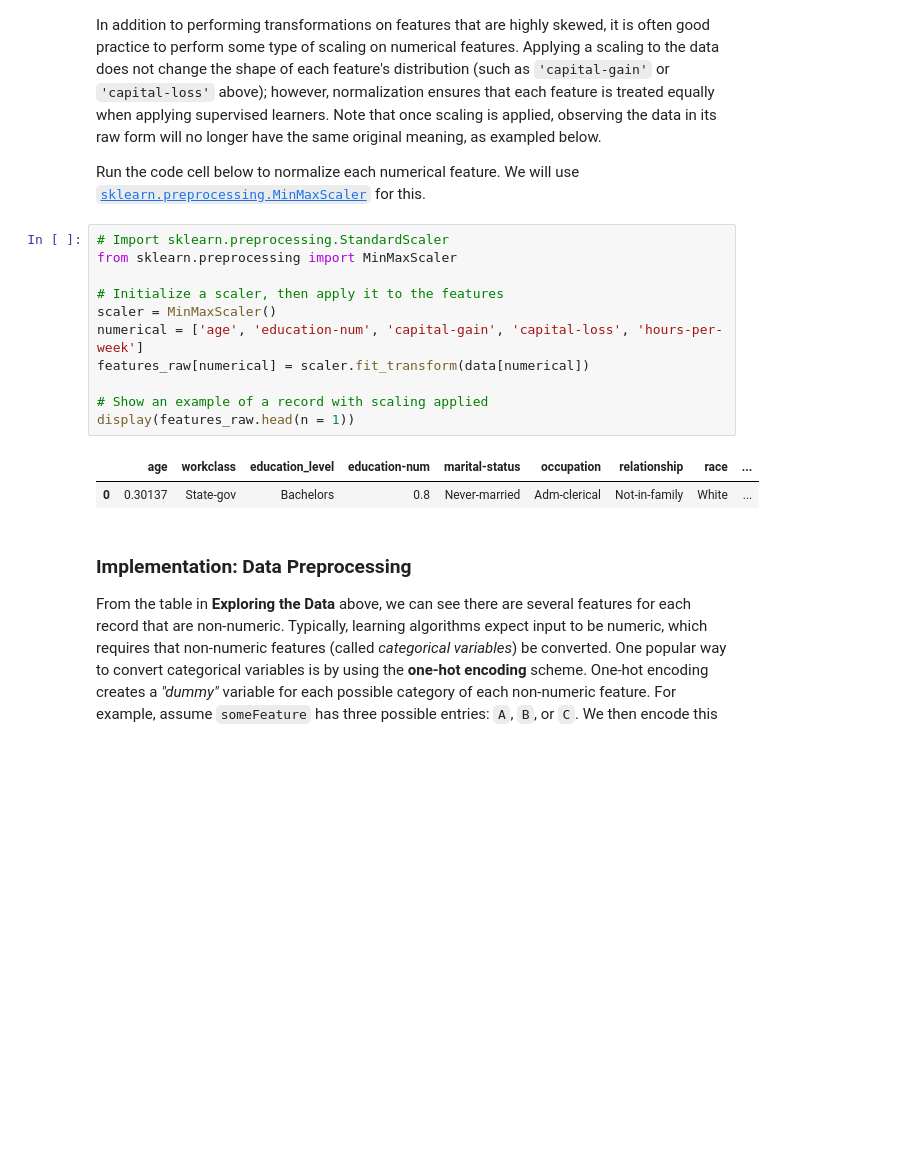
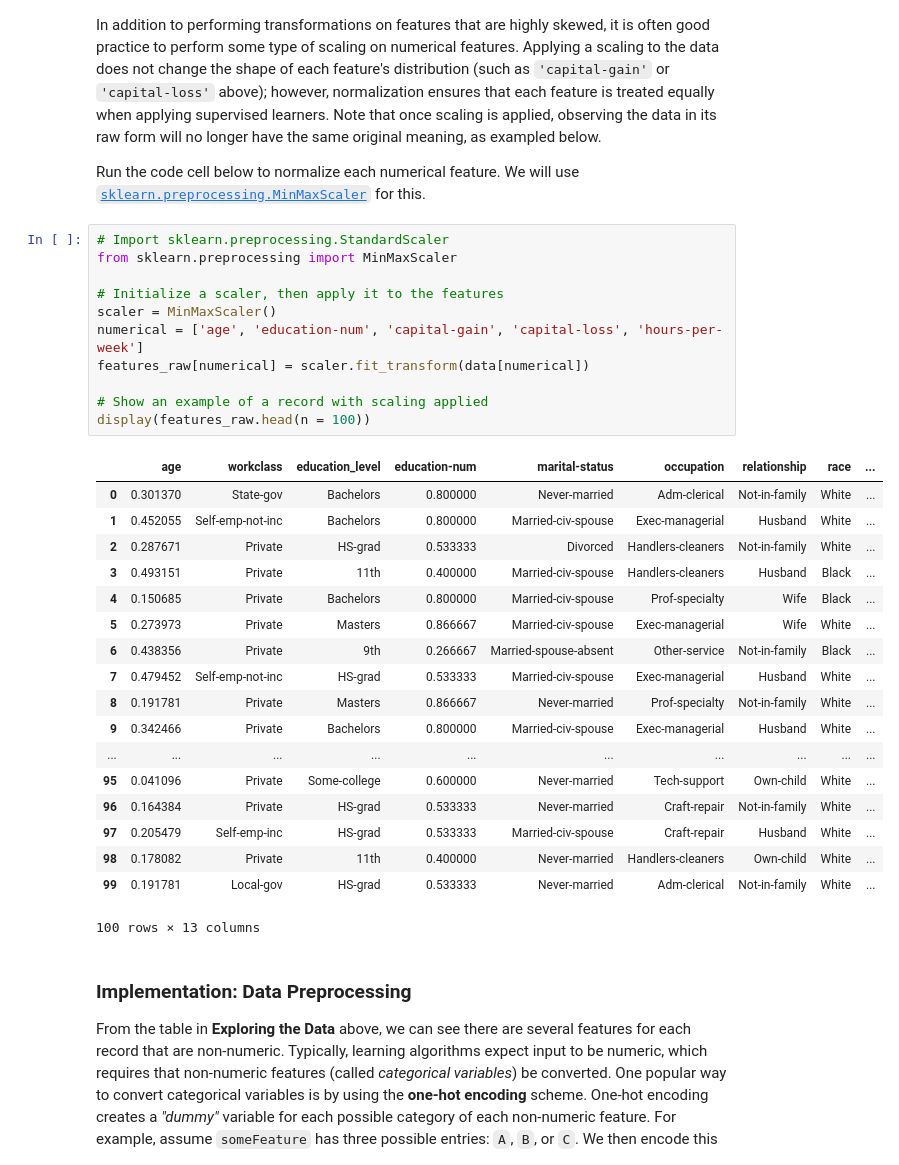
Before and after one commit to DawnMKing/CompletedMachineLearningProjects, a Jupyter notebook: finding_donors/finding_donors.ipynb, the cells around one changed output. Drawn from its saved outputs; the diff is of its cells as text; blank space fills up the shorter version.

```diff
--- a/finding_donors/finding_donors.ipynb
+++ b/finding_donors/finding_donors.ipynb
@@ -126,17 +110,33 @@ Run the code cell below to normalize each numerical feature. We will use [`sklea
 # %%
 # Import sklearn.preprocessing.StandardScaler
 from sklearn.preprocessing import MinMaxScaler
 
 # Initialize a scaler, then apply it to the features
 scaler = MinMaxScaler()
 numerical = ['age', 'education-num', 'capital-gain', 'capital-loss', 'hours-per-week']
 features_raw[numerical] = scaler.fit_transform(data[numerical])
 
 # Show an example of a record with scaling applied
-display(features_raw.head(n = 1))
+display(features_raw.head(n = 100))
 # %% [output]
 |  | age | workclass | education_level | education-num | marital-status | occupation | relationship | race | ... |
-| 0 | 0.30137 | State-gov | Bachelors | 0.8 | Never-married | Adm-clerical | Not-in-family | White | ... |
+| 0 | 0.301370 | State-gov | Bachelors | 0.800000 | Never-married | Adm-clerical | Not-in-family | White | ... |
+| 1 | 0.452055 | Self-emp-not-inc | Bachelors | 0.800000 | Married-civ-spouse | Exec-managerial | Husband | White | ... |
+| 2 | 0.287671 | Private | HS-grad | 0.533333 | Divorced | Handlers-cleaners | Not-in-family | White | ... |
+| 3 | 0.493151 | Private | 11th | 0.400000 | Married-civ-spouse | Handlers-cleaners | Husband | Black | ... |
+| 4 | 0.150685 | Private | Bachelors | 0.800000 | Married-civ-spouse | Prof-specialty | Wife | Black | ... |
+| 5 | 0.273973 | Private | Masters | 0.866667 | Married-civ-spouse | Exec-managerial | Wife | White | ... |
+| 6 | 0.438356 | Private | 9th | 0.266667 | Married-spouse-absent | Other-service | Not-in-family | Black | ... |
+| 7 | 0.479452 | Self-emp-not-inc | HS-grad | 0.533333 | Married-civ-spouse | Exec-managerial | Husband | White | ... |
+| 8 | 0.191781 | Private | Masters | 0.866667 | Never-married | Prof-specialty | Not-in-family | White | ... |
+| 9 | 0.342466 | Private | Bachelors | 0.800000 | Married-civ-spouse | Exec-managerial | Husband | White | ... |
+| ... | ... | ... | ... | ... | ... | ... | ... | ... | ... |
+| 95 | 0.041096 | Private | Some-college | 0.600000 | Never-married | Tech-support | Own-child | White | ... |
+| 96 | 0.164384 | Private | HS-grad | 0.533333 | Never-married | Craft-repair | Not-in-family | White | ... |
+| 97 | 0.205479 | Self-emp-inc | HS-grad | 0.533333 | Married-civ-spouse | Craft-repair | Husband | White | ... |
+| 98 | 0.178082 | Private | 11th | 0.400000 | Never-married | Handlers-cleaners | Own-child | White | ... |
+| 99 | 0.191781 | Local-gov | HS-grad | 0.533333 | Never-married | Adm-clerical | Not-in-family | White | ... |
+100 rows × 13 columns
 # %% [markdown]
 ### Implementation: Data Preprocessing
 
```
Also changed, not shown: parts of 26 cells of this notebook, 2 other files.
